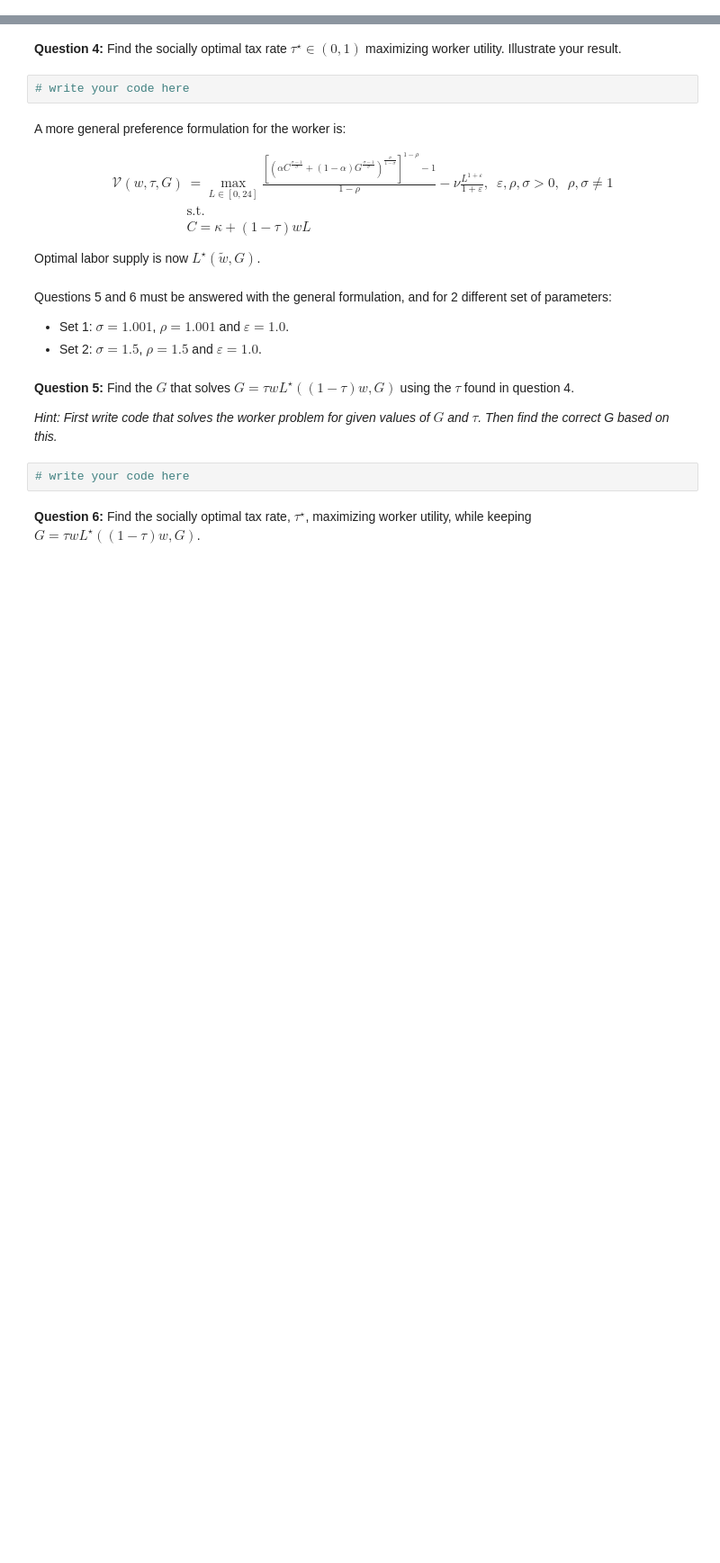
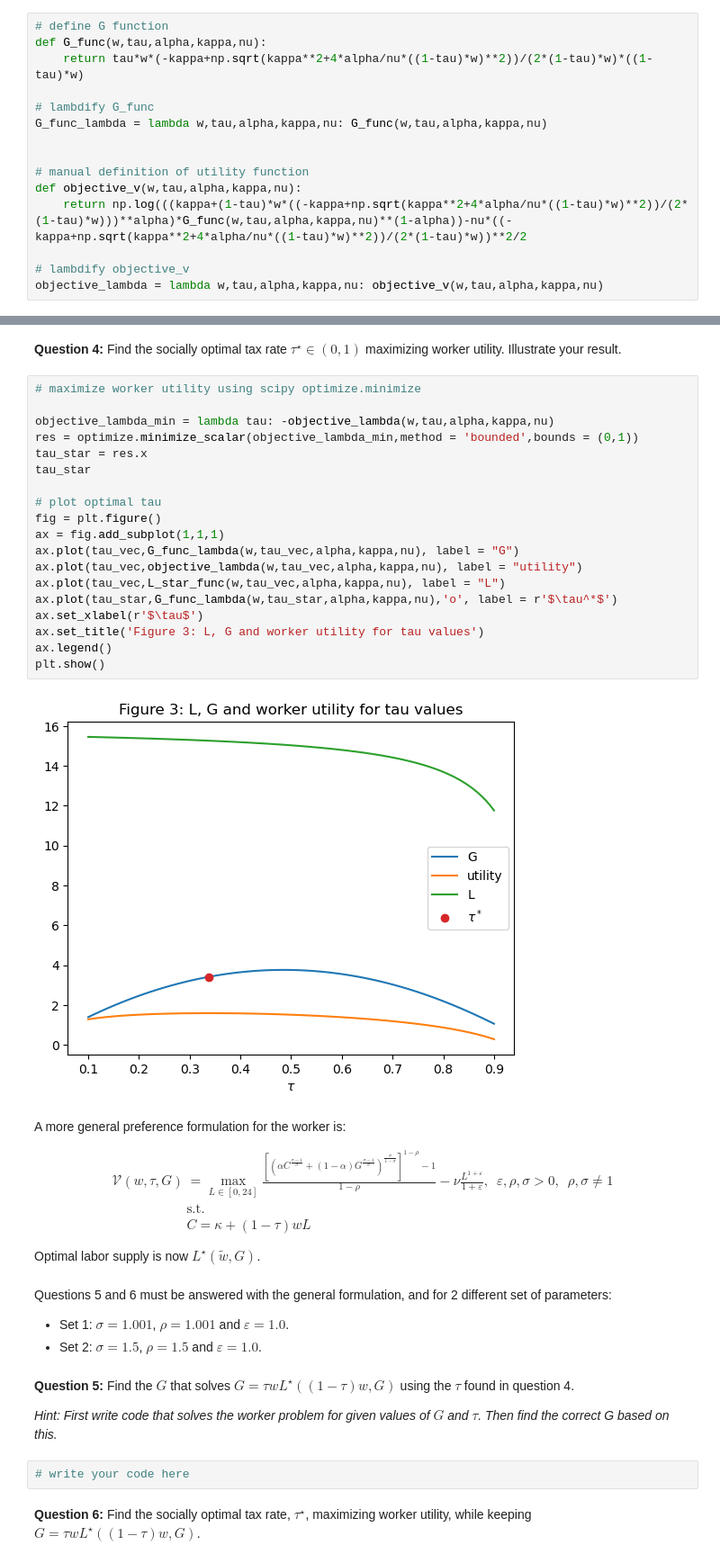
Before and after one commit to NumEconCopenhagen/projects-2023-hold-11, a Jupyter notebook: examproject/Exam-2023-notebook.ipynb, the cells around one changed output, grey strips where cells are left out. Shown at 90% size. Drawn from its saved outputs; the diff is of its cells as text; blank space fills up the shorter version.

```diff
--- a/examproject/Exam-2023-notebook.ipynb
+++ b/examproject/Exam-2023-notebook.ipynb
@@ -151,3 +137,18 @@ G_func_lambda = lambda w,tau,alpha,kappa,nu: G_func(w,tau,alpha,kappa,nu)
+# %%
+# define G function
+def G_func(w,tau,alpha,kappa,nu):
+    return tau*w*(-kappa+np.sqrt(kappa**2+4*alpha/nu*((1-tau)*w)**2))/(2*(1-tau)*w)*((1-tau)*w)
+
+# lambdify G_func
+G_func_lambda = lambda w,tau,alpha,kappa,nu: G_func(w,tau,alpha,kappa,nu)
+
+
+# manual definition of utility function
+def objective_v(w,tau,alpha,kappa,nu):
+    return np.log(((kappa+(1-tau)*w*((-kappa+np.sqrt(kappa**2+4*alpha/nu*((1-tau)*w)**2))/(2*(1-tau)*w)))**alpha)*G_func(w,tau,alpha,kappa,nu)**(1-alpha))-nu*((-kappa+np.sqrt(kappa**2+4*alpha/nu*((1-tau)*w)**2))/(2*(1-tau)*w))**2/2
+
+# lambdify objective_v
+objective_lambda = lambda w,tau,alpha,kappa,nu: objective_v(w,tau,alpha,kappa,nu)
 # %%
 # plotting implied L, G and utility for a grid of tau values
 
@@ -169,7 +172,26 @@ plt.show()
 # %% [markdown]
 **Question 4:** Find the socially optimal tax rate $\tau^{\star}\in(0,1)$ maximizing worker utility. Illustrate your result.
-# %%
-# write your code here
+# %%
+# maximize worker utility using scipy optimize.minimize
+
+objective_lambda_min = lambda tau: -objective_lambda(w,tau,alpha,kappa,nu)
+res = optimize.minimize_scalar(objective_lambda_min,method = 'bounded',bounds = (0,1))
+tau_star = res.x
+tau_star
+
+# plot optimal tau
+fig = plt.figure()
+ax = fig.add_subplot(1,1,1)
+ax.plot(tau_vec,G_func_lambda(w,tau_vec,alpha,kappa,nu), label = "G")
+ax.plot(tau_vec,objective_lambda(w,tau_vec,alpha,kappa,nu), label = "utility")
+ax.plot(tau_vec,L_star_func(w,tau_vec,alpha,kappa,nu), label = "L")
+ax.plot(tau_star,G_func_lambda(w,tau_star,alpha,kappa,nu),'o', label = r'$\tau^*$')
+ax.set_xlabel(r'$\tau$')
+ax.set_title('Figure 3: L, G and worker utility for tau values')
+ax.legend()
+plt.show()
+# %% [output]
+[figure, added]
 # %% [markdown]
 A more general preference formulation for the worker is:
 
```
Also changed, not shown: parts of 3 cells of this notebook.
